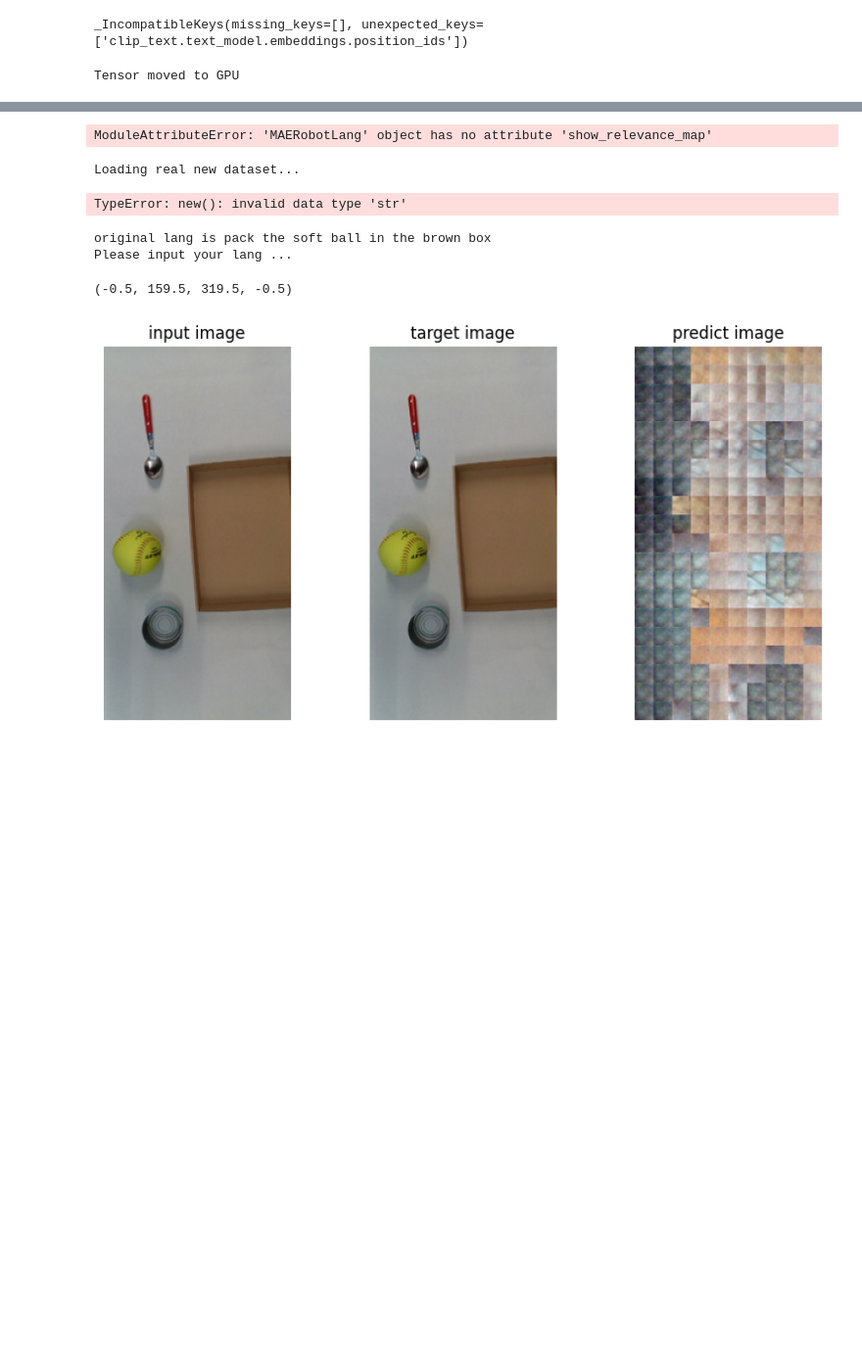
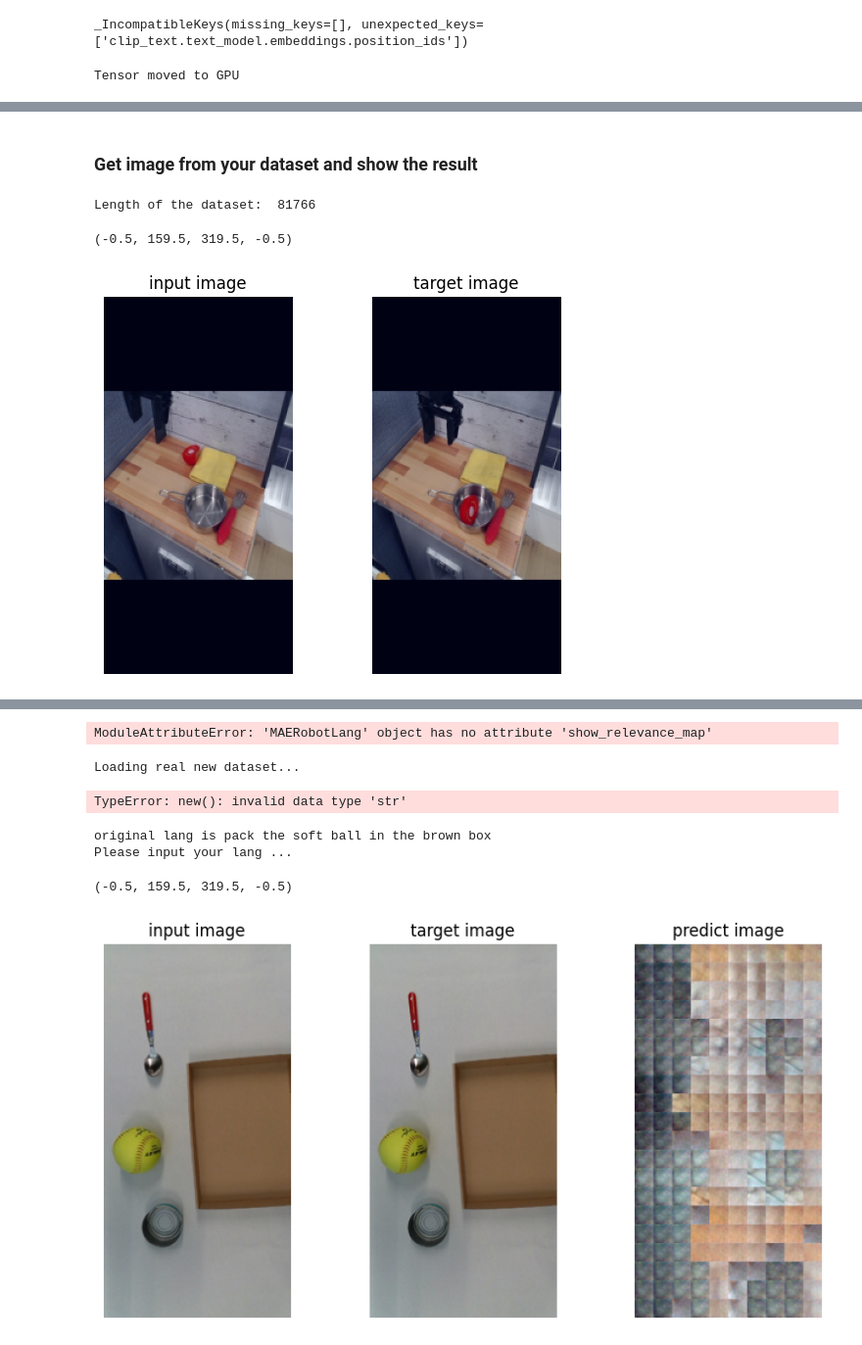
Before and after one commit to QM-IPAlab/LaVA-Man, a Jupyter notebook: vis.ipynb, the cells around one changed output, grey strips where cells are left out. Shown at 98% size. Drawn from its saved outputs; the diff is of its cells as text; code cells hidden in the pictures; blank space fills up the shorter version.

```diff
--- a/vis.ipynb
+++ b/vis.ipynb
@@ -107,29 +133,44 @@ def show_image_relevance(image_relevance, image):
+# %% [markdown]
+### Get image from your dataset and show the result
 # %%
+# load dataset
+#transform_train = get_fix_transform()
+TEST_PATH = '/jmain02/home/J2AD007/txk47/cxz00-txk47/cliport/data_hdf5/mix_seen_v2.hdf5'
+dataset_vis = MAEDataset(transform=transform_train, data_path=TEST_PATH)
 TESTSET_IDX = [0,716,1216,1716,2205,2694,2928,3205,3305,3535,3757,3924,4091,5015,5933,6570,7207,7920,8633]
+dataloader = DataLoader(dataset_vis, batch_size=1, shuffle=False)
+dataloader = iter(dataloader)
+# %% [output]
+Length of the dataset:  81766
 # %%
-batch = get_random_batch(80000)
+#batch = get_random_batch(0)
+batch = next(dataloader)
 
 img1, img2, lang, pick, place = batch
 img1 = img1.to(device, non_blocking=True).float()
 img2 = img2.to(device, non_blocking=True).float()
 pick = pick.to(device, non_blocking=True).float()
 place = place.to(device, non_blocking=True).float()
 
 img1_show = (img1 - img1.min()) / (img1.max() - img1.min())
 img2_show = (img2 - img2.min())/ (img2.max() - img2.min())
 img1_show = img1_show[0].permute(1, 2, 0).cpu().numpy()
 img2_show = img2_show[0].permute(1, 2, 0).cpu().numpy()
 
 plt.figure(figsize=(10, 5))
+
 plt.subplot(1, 3, 1)
 plt.imshow(img1_show)
 plt.title('input image')
 plt.axis('off')
 
 plt.subplot(1, 3, 2)
 plt.imshow(img2_show)
 plt.title('target image')
 plt.axis('off')
+# %% [output]
+(-0.5, 159.5, 319.5, -0.5)
+[figure, added]
 # %%
 img1, img2, lang, pick, place = batch
 img1 = img1.to(device, non_blocking=True).float()
```
Also changed, not shown: parts of 12 cells of this notebook, 27 other files.
